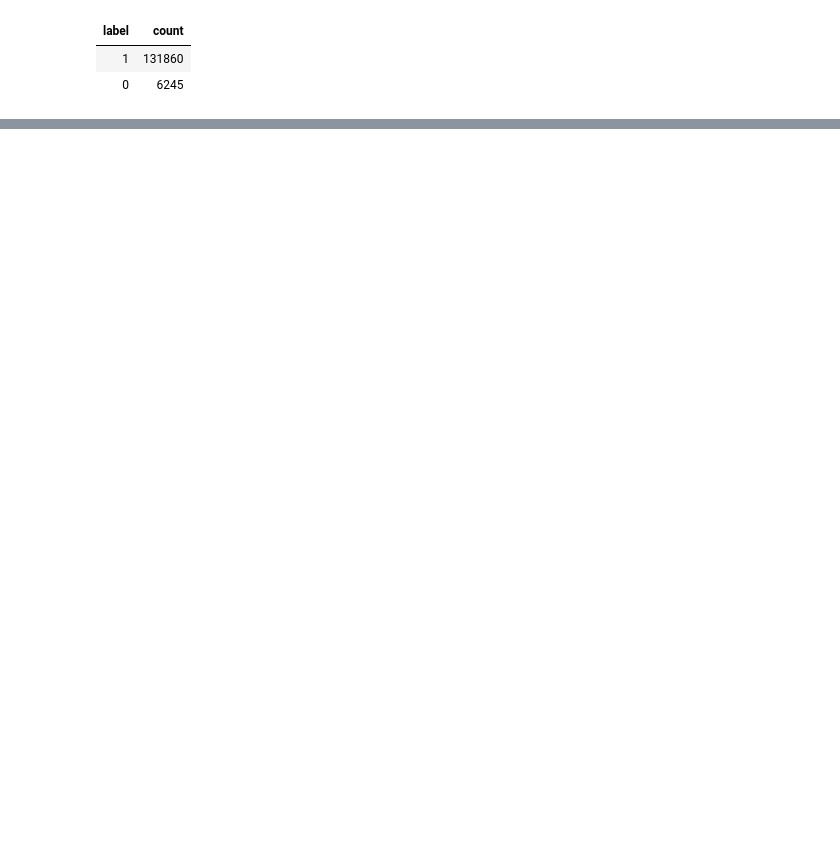
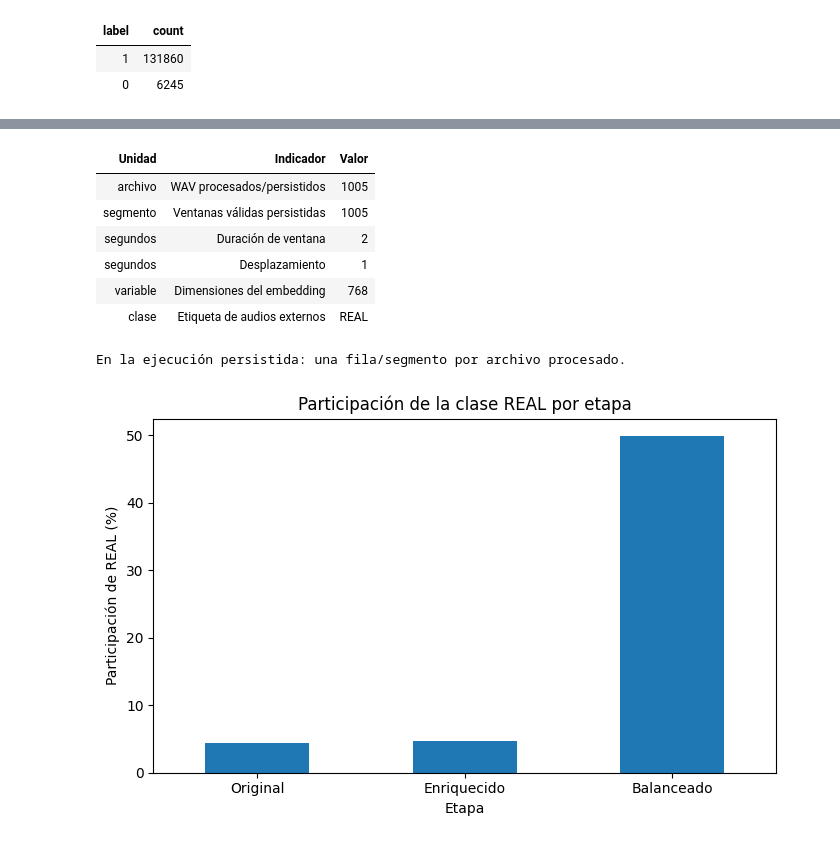
Before and after one commit to mariana-2302/deepfake-voice-detection_G4_BDA, a Jupyter notebook: Grupo4-BDA-Parcial-Codigo.ipynb, the cells around one changed output, grey strips where cells are left out. Cells and saved outputs as stored; diff of their text form; code cells hidden in the pictures; blank space fills up the shorter version.

```diff
--- a/Grupo4-BDA-Parcial-Codigo.ipynb
+++ b/Grupo4-BDA-Parcial-Codigo.ipynb
@@ -350,0 +1230,62 @@ plt.show()
+# %%
+import os
+import pandas as pd
+import matplotlib.pyplot as plt
+
+RESULTS_DIR = "/Volumes/workspace/deepfake_bd/data/resultados_bigdata_v3"
+os.makedirs(RESULTS_DIR, exist_ok=True)
+
+landing = spark.table("deepfake_bd.audio_ext_landing")
+curated = spark.table("deepfake_bd.audio_ext_curated")
+emb_cols = [c for c in curated.columns if c.startswith("emb_")]
+source_count = landing.select("source_file").distinct().count()
+segment_count = landing.count()
+
+summary_segmentation = pd.DataFrame([
+    {"Unidad":"archivo", "Indicador":"WAV procesados/persistidos", "Valor":source_count},
+    {"Unidad":"segmento", "Indicador":"Ventanas válidas persistidas", "Valor":segment_count},
+    {"Unidad":"segundos", "Indicador":"Duración de ventana", "Valor":2},
+    {"Unidad":"segundos", "Indicador":"Desplazamiento", "Valor":1},
+    {"Unidad":"variable", "Indicador":"Dimensiones del embedding", "Valor":len(emb_cols)},
+    {"Unidad":"clase", "Indicador":"Etiqueta de audios externos", "Valor":"REAL"},
+])
+summary_segmentation.to_csv(
+    os.path.join(RESULTS_DIR, "resumen_segmentacion_youtube.csv"), index=False
+)
+display(spark.createDataFrame(summary_segmentation.astype(str)))
+
+if source_count == segment_count:
+    print("En la ejecución persistida: una fila/segmento por archivo procesado.")
+else:
+    print("Hay archivos con múltiples segmentos. No usar WAV y filas como sinónimos.")
+
+# Participación de REAL por etapa (misma unidad: porcentaje)
+before = df_train_original.groupBy("label").count().toPandas()
+after = spark.table("deepfake_bd.deepfake_train_enriched").groupBy("label").count().toPandas()
+bal = df_balanced_train.groupBy("label").count().toPandas()
+
+def real_share(pdf):
+    real = float(pdf.loc[pdf["label"].astype(str).isin(["real", "0", "0.0"]), "count"].sum())
+    return 100.0 * real / float(pdf["count"].sum())
+
+shares = pd.DataFrame({
+    "Etapa": ["Original", "Enriquecido", "Balanceado"],
+    "Participacion_REAL_pct": [real_share(before), real_share(after), real_share(bal)]
+})
+shares.plot(kind="bar", x="Etapa", y="Participacion_REAL_pct", legend=False, figsize=(7, 4.5))
+plt.ylabel("Participación de REAL (%)")
+plt.title("Participación de la clase REAL por etapa")
+plt.xticks(rotation=0)
+plt.tight_layout()
+plt.savefig(os.path.join(RESULTS_DIR, "participacion_real_por_etapa.png"), dpi=220, bbox_inches="tight")
+plt.show()
+# %% [output]
+| Unidad | Indicador | Valor |
+| archivo | WAV procesados/persistidos | 1005 |
+| segmento | Ventanas válidas persistidas | 1005 |
+| segundos | Duración de ventana | 2 |
+| segundos | Desplazamiento | 1 |
+| variable | Dimensiones del embedding | 768 |
+| clase | Etiqueta de audios externos | REAL |
+En la ejecución persistida: una fila/segmento por archivo procesado.
+[figure, added]
```
Also changed, not shown: parts of 65 cells of this notebook.
